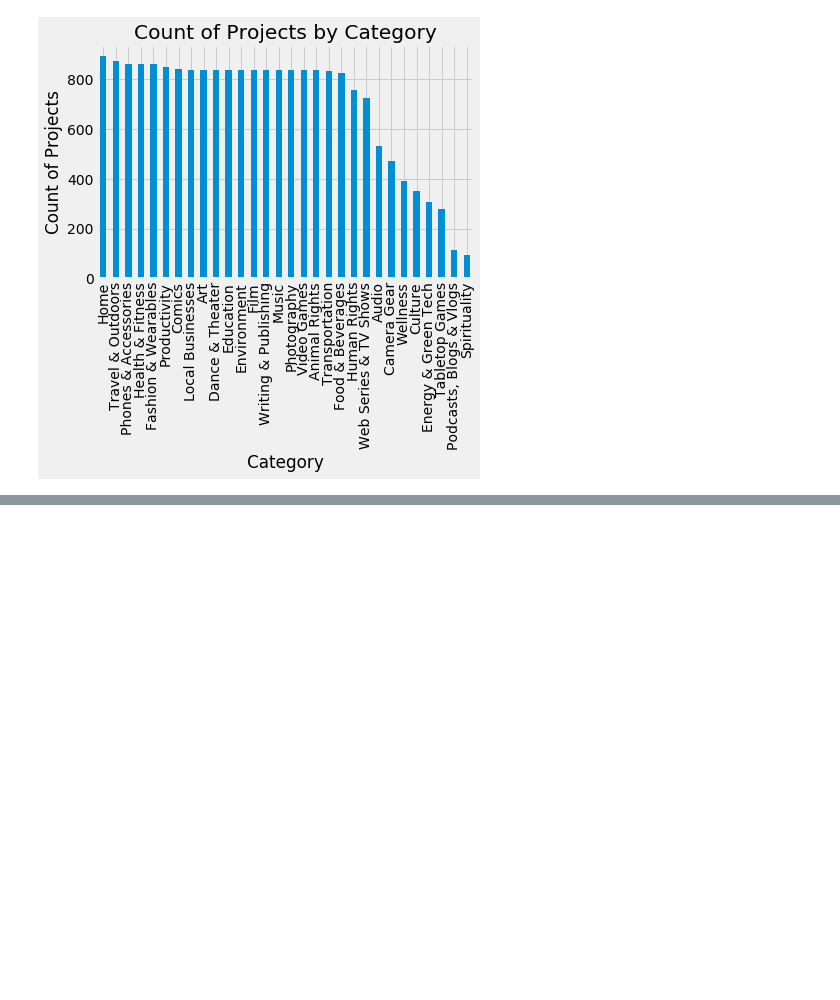
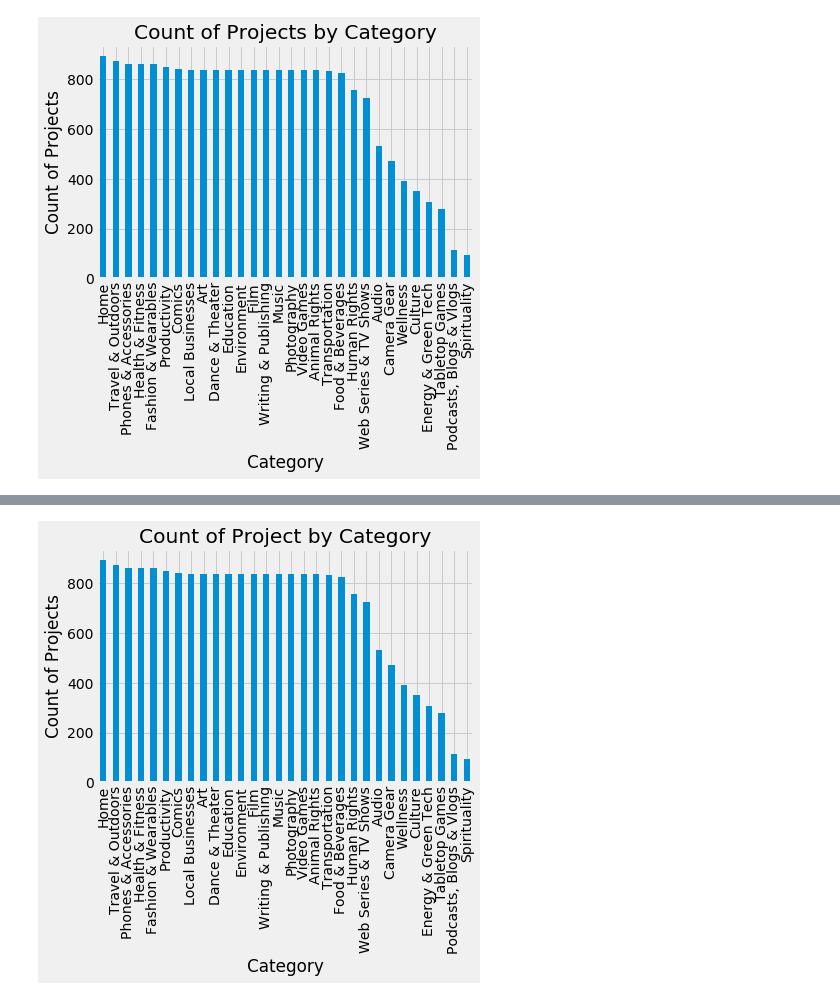
Before and after one commit to kimkxle/DS-SF-42, a Jupyter notebook: FinalProject_KimLe/finalproject_kimle.ipynb, the cells around one changed output, grey strips where cells are left out. Cells and saved outputs as stored; diff of their text form; code cells hidden in the pictures; blank space fills up the shorter version.

```diff
--- a/FinalProject_KimLe/finalproject_kimle.ipynb
+++ b/FinalProject_KimLe/finalproject_kimle.ipynb
@@ -246,0 +437,9 @@ TypeError: invalid type comparison
+# %%
+df.groupby('category').category.count().sort_values(ascending=False).plot(kind='bar')
+
+plt.title("Count of Project by Category")
+plt.xlabel("Category")
+plt.ylabel("Count of Projects")
+plt.show( )
+# %% [output]
+[figure, added]
```
Also changed, not shown: parts of 74 cells of this notebook, 3 other files.
